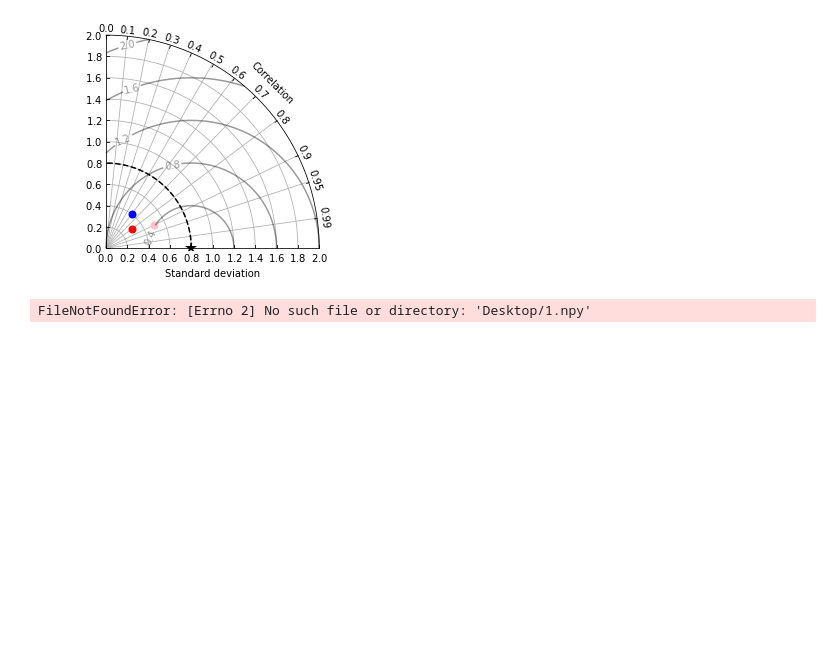
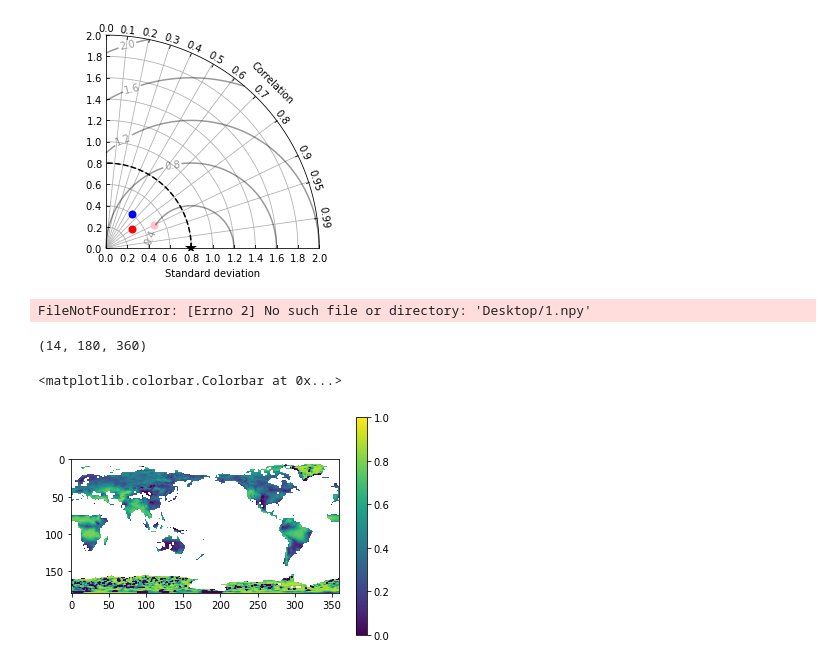
Before and after one commit to leelew/NeuralZoo, a Jupyter notebook: experiments/ERA5/plot.ipynb, the cells around one changed output. Cells and saved outputs as stored; diff of their text form; code cells hidden in the pictures; blank space fills up the shorter version.

```diff
--- a/experiments/ERA5/plot.ipynb
+++ b/experiments/ERA5/plot.ipynb
@@ -189,3 +189,13 @@ import os
 np.save(os.path.join('Desktop','1.npy'), a)
 # %% [output]
 FileNotFoundError: [Errno 2] No such file or directory: 'Desktop/1.npy'
+# %%
+import pickle
+
+f = open('ridge_score.pickle', 'rb')
+# %%
+a = pickle.load(f)
+# %%
+a.shape
+# %% [output]
+(14, 180, 360)
@@ -191,0 +204,6 @@ FileNotFoundError: [Errno 2] No such file or directory: 'Desktop/1.npy'
+# %%
+plt.imshow(a[3,:,:], vmin=0, vmax=1)
+plt.colorbar()
+# %% [output]
+<matplotlib.colorbar.Colorbar at 0x...>
+[figure, added]
```
Also changed, not shown: parts of 1 cell of this notebook, 13 other files.
